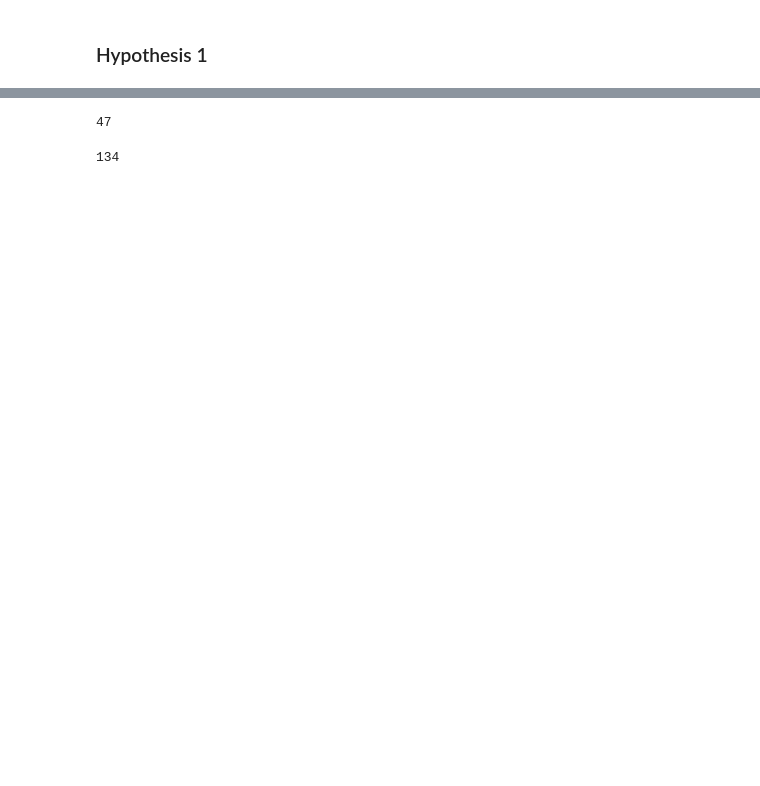
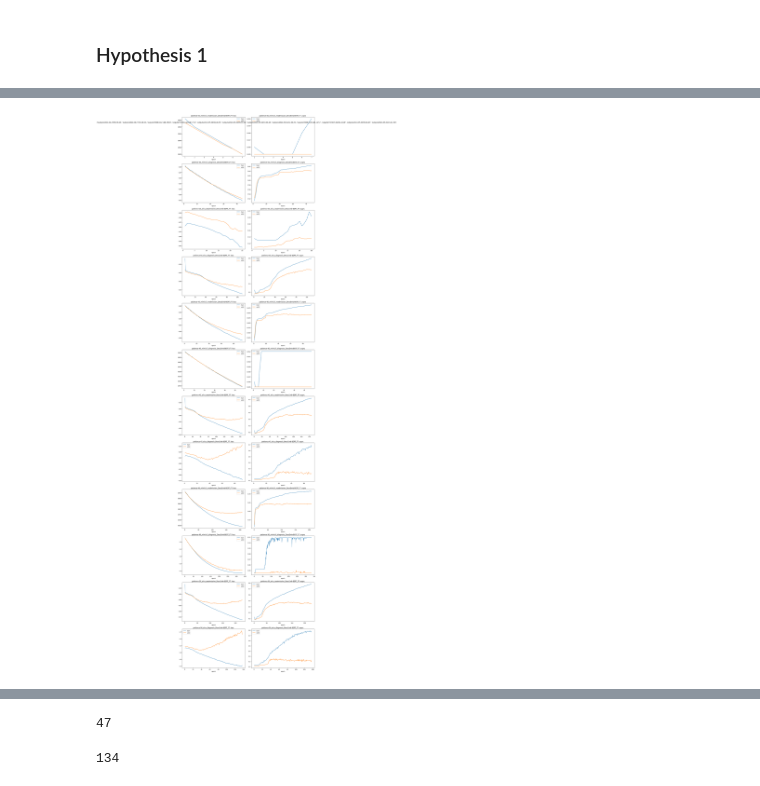
Before and after one commit to constantinkappel/dlh_project, a Jupyter notebook: 00_DL4H_Team_86_normank2_ajangid2_daniel43.ipynb, the cells around one changed output, grey strips where cells are left out. Cells and saved outputs as stored; diff of their text form; code cells hidden in the pictures; blank space fills up the shorter version.

```diff
--- a/00_DL4H_Team_86_normank2_ajangid2_daniel43.ipynb
+++ b/00_DL4H_Team_86_normank2_ajangid2_daniel43.ipynb
@@ -863,0 +824,28 @@ plot_metrics(df_metrics, run=['outputs/2024-05-01/12-31-30', 'outputs/2024-04-13
+# %%
+subtitles = ['patience-05_mimiciii_readmission_DescEmb-BERT_FT',
+             'patience-05_mimiciii_diagnosis_DescEmb-BERT_FT',
+             'patience-05_eicu_readmission_DescEmb-BERT_FT',
+             'patience-05_eicu_diagnosis_DescEmb-BERT_FT',
+             'patience-45_mimiciii_readmission_DescEmb-BERT_FT',
+             'patience-45_mimiciii_diagnosis_DescEmb-BERT_FT',
+             'patience-45_eicu_readmission_DescEmb-BERT_FT',
+             'patience-45_eicu_diagnosis_DescEmb-BERT_FT',
+             'patience-90_mimiciii_readmission_DescEmb-BERT_FT',
+             'patience-90_mimiciii_diagnosis_DescEmb-BERT_FT',
+             'patience-90_eicu_readmission_DescEmb-BERT_FT',
+             'patience-90_eicu_diagnosis_DescEmb-BERT_FT',]
+
+plot_metrics(df_metrics, run=['outputs/2024-04-27/08-38-40',
+'outputs/2024-04-27/10-29-36',
+'outputs/2024-04-27/11-28-00',
+'outputs/2024-04-27/14-57-32',
+'outputs/2024-05-04/06-46-53',
+'outputs/2024-05-04/09-14-46',
+'outputs/2024-05-04/10-00-44',
+'outputs/2024-05-04/12-04-26',
+'outputs/2024-05-01/14-15-52',
+'outputs/2024-05-02/01-48-46',
+'outputs/2024-05-02/09-46-47',
+'outputs/2024-05-02/21-41-30',], metrics=['loss', 'auprc'], folds=['train', 'valid'], subtitles=subtitles)
+# %% [output]
+[figure, added]
```
Also changed, not shown: parts of 14 cells of this notebook, 53 other files.
